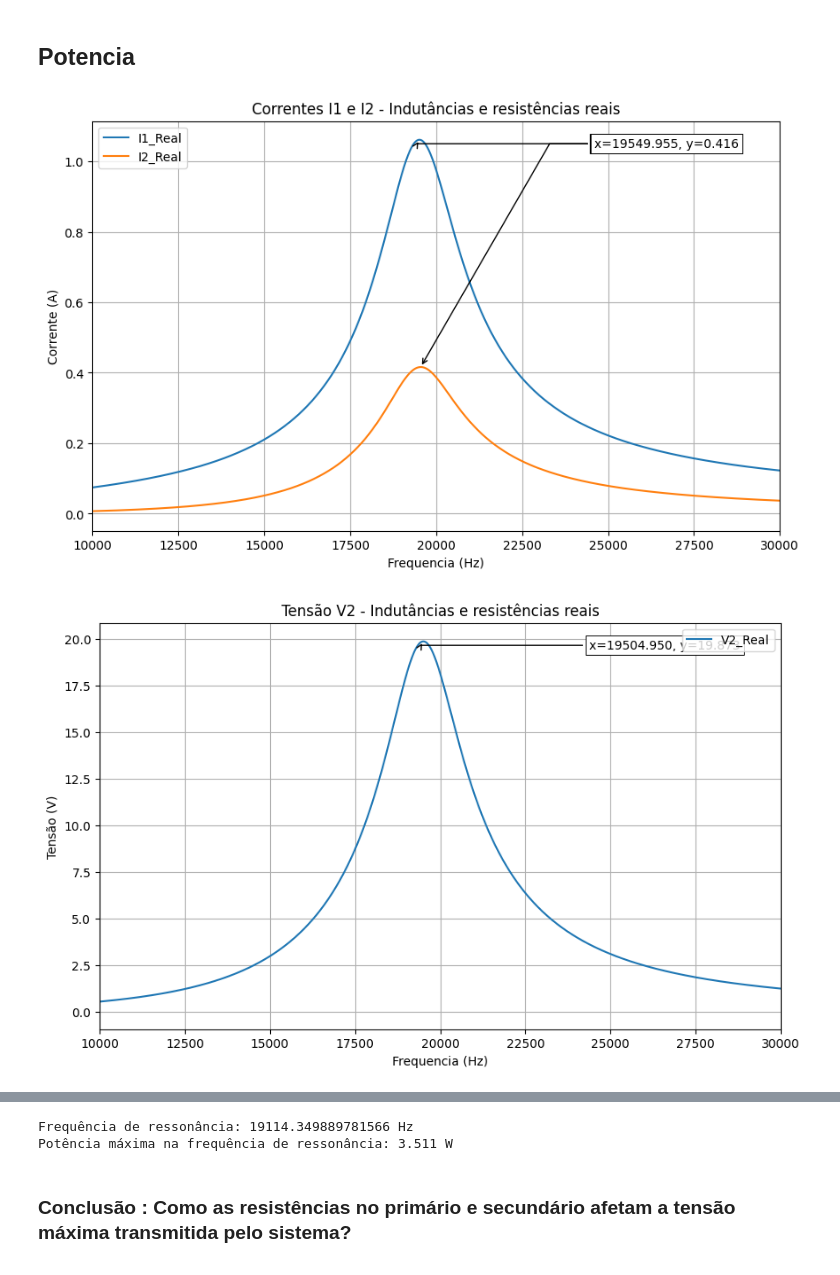
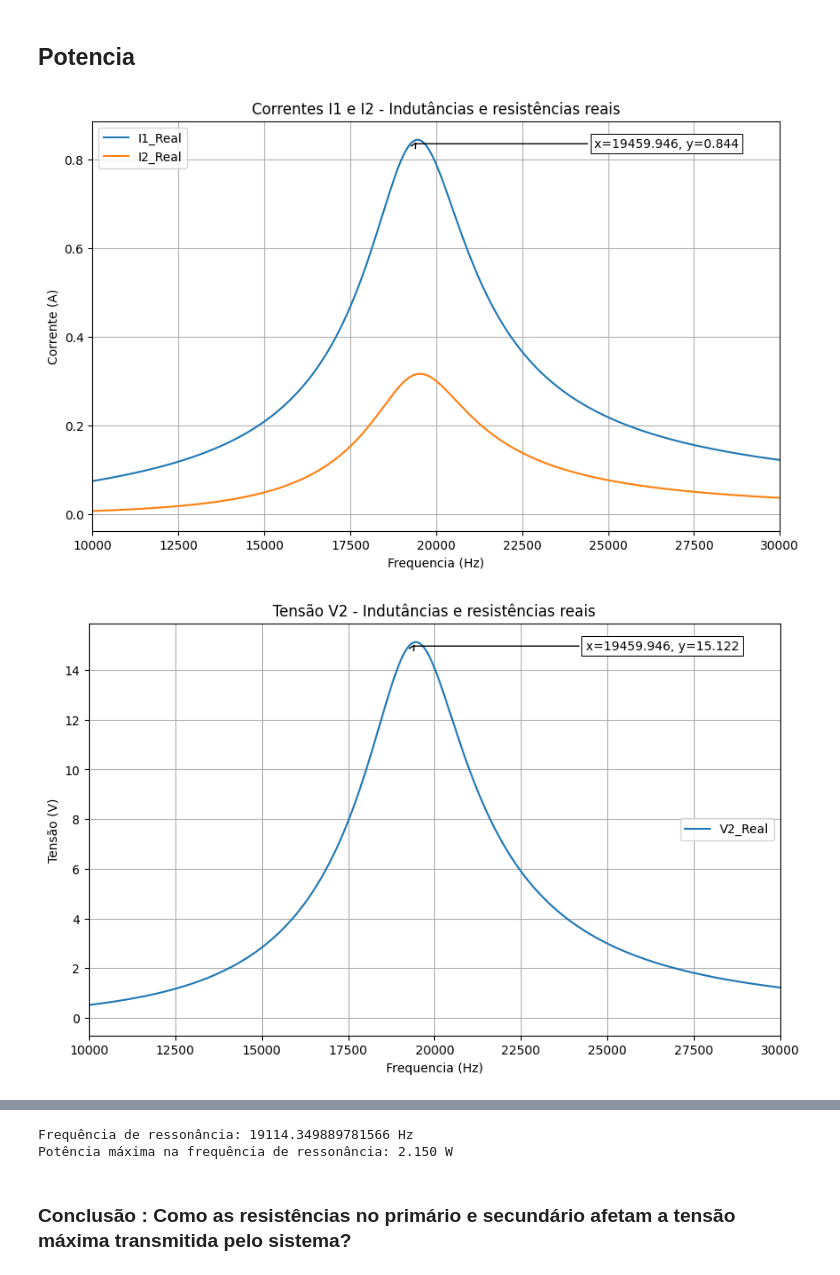
Before and after one commit to gustavoeso/Projeto_mag_2023.2, a Jupyter notebook: projeto.ipynb, the cells around one changed output, grey strips where cells are left out. Drawn from its saved outputs; the diff is of its cells as text; code cells hidden in the pictures.

```diff
--- a/projeto.ipynb
+++ b/projeto.ipynb
@@ -291,6 +287,8 @@ lista_potencia_fonte_2 = []
 lista_eficiencia_2 = []
 
 L = 0.0004622
+L1 = 0.0004622
+L2 = 0.0004622
 C = 150e-9
 Rc = 100
 Uf = rect(9, 0)
@@ -335,7 +333,7 @@ for f in lista_freq:
 #Plotando a eficiência em função da frequência - Valores Reais
 plt.plot(lista_freq, lista_potencia_carga_2, label="Potência na carga")
 plt.plot(lista_freq, lista_potencia_fonte_2, label="Potência na fonte")
-plt.title("Potência x Frequência da fonte (com k=K_ideal) - Valores Reais")
+plt.title("Potência x Frequência da fonte (com k = K_ideal) - Valores Reais")
 plt.xlabel("Frequência (Hz)")
 plt.ylabel("Potência (W)")
 plt.xlim(15000, 25000)
@@ -372,6 +370,8 @@ C = 150e-9
 Rc = 100
 Uf = rect(9, 0)
 V_entrada = 9*2/pi
+
+incerteza = 1.5 #Ohms
 
 freq_r = 1/(2*pi*sqrt(L*C))
 lista_k = np.linspace(0, 1, 1000)
@@ -389,7 +389,7 @@ for k_novo in lista_k:
     # ------------------- Valores Reais ------------------- #
 
     f2 = 19620.42 #Frequência real de operação - 20kHz
-    i1_2, i2_2, _ = CalcularTransformador_projeto2(V_entrada, R1*1.9, R2*1.9, Rc, L1, L2, C, k_novo, f2)
+    i1_2, i2_2, _ = CalcularTransformador_projeto2(V_entrada, R1 + incerteza, R2 + incerteza, Rc, L1, L2, C, k_novo, f2)
     w_2 = 2*pi*f2
     Z_eq_carga_2 = ((1/(1j*w_2*C))*Rc)/((1/(1j*w_2*C))+Rc)
     V_carga_2 = i2_2*Z_eq_carga_2
@@ -413,5 +413,5 @@ k = lista_k[i]
 
 print(f'O valor de k para a tensão de pico na carga ser máxima é {k}\n')
 print(f'A tensão de pico na carga é {max(lista_tensao_pico_2)} V\n')
-print(f'A resistência utilizada para o modelo para o primário e para o secundário foi de {R1*1.9:.3f} e {R2*1.9:.3f} Ohms, respectivamente.')
+print(f'A resistência utilizada para o modelo para o primário e para o secundário foi de {R1+incerteza:.3f} e {R2+incerteza:.3f} Ohms, respectivamente.')
 # %% [output]
@@ -456,7 +456,7 @@ lista_v2_2 = []
 
 # Cálculo de I1, I2 e V2 para cada frequência
 for freq in lista_freq:
-    I1_1, I2_1, V2_1 = CalcularTransformador_projeto2(V_entrada, R1, R2, Rc, L1, L2, C, K_ideal, freq)
+    I1_1, I2_1, V2_1 = CalcularTransformador_projeto2(V_entrada, R1 + incerteza, R2 + incerteza, Rc, L1, L2, C, K_ideal, freq)
     lista_i1_2.append(abs(I1_1))
     lista_i2_2.append(abs(I2_1))
     lista_v2_2.append(abs(V2_1))
@@ -466,34 +466,45 @@ plt.figure(figsize=(10, 6))
 plt.plot(lista_freq, lista_i1_2, label="I1_Real")
 plt.plot(lista_freq, lista_i2_2, label="I2_Real")
 plt.title('Correntes I1 e I2 - Indutâncias e resistências reais')
 plt.xlabel("Frequencia (Hz)")
 plt.ylabel("Corrente (A)")
 plt.xlim(10000, 30000)
 annot_max(lista_freq, lista_i1_2)
-annot_max(lista_freq, lista_i2_2)
 plt.legend(loc = 'upper left')
 plt.grid(True)
 plt.show()
 
 # Plotagem de V2
 plt.figure(figsize=(10, 6))
 plt.plot(lista_freq, lista_v2_2, label="V2_Real")
 plt.title('Tensão V2 - Indutâncias e resistências reais')
 plt.xlabel("Frequencia (Hz)")
 plt.ylabel("Tensão (V)")
 plt.xlim(10000, 30000)
 annot_max(lista_freq, lista_v2_2)
-plt.legend()
+plt.legend(loc = 'center right')
 plt.grid(True)
 plt.show()
 
 # potencia maxima na frequencia de ressonancia
 freq_ressonancia = CalculaFrequenciaRessonancia(L1, C)
 # Encontrar o índice mais próximo da frequência de ressonância
 i = np.argmin(np.abs(lista_freq - freq_ressonancia))
 
+# Plotagem de Potencia (W) em função da frequência
+plt.figure(figsize=(10, 6))
+plt.plot(lista_freq, np.array(lista_v2_2)**2 / Rc, label="Potência")
+plt.title('Potência - Indutâncias e resistências reais')
+plt.xlabel("Frequencia (Hz)")
+plt.ylabel("Potência (W)")
+plt.xlim(10000, 30000)
+plt.legend()
+plt.grid(True)
+plt.show()
+
+
 print(f'Frequência de ressonância: {freq_ressonancia.real} Hz')
 print(f'Potência máxima na frequência de ressonância: {lista_v2_2[i]**2 / Rc:.3f} W')
 # %% [output]
-[figure, old version]
+[figure, new version]
-[figure, old version]
+[figure, new version]
@@ -500,5 +512,5 @@ print(f'Potência máxima na frequência de ressonância: {lista_v2_2[i]**2 / Rc
 Frequência de ressonância: 19114.349889781566 Hz
-Potência máxima na frequência de ressonância: 3.511 W
+Potência máxima na frequência de ressonância: 2.150 W
 # %% [markdown]
 ### Conclusão : Como as resistências no primário e secundário afetam a tensão máxima transmitida pelo sistema?
 # %%
```
Also changed, not shown: parts of 6 cells of this notebook.
